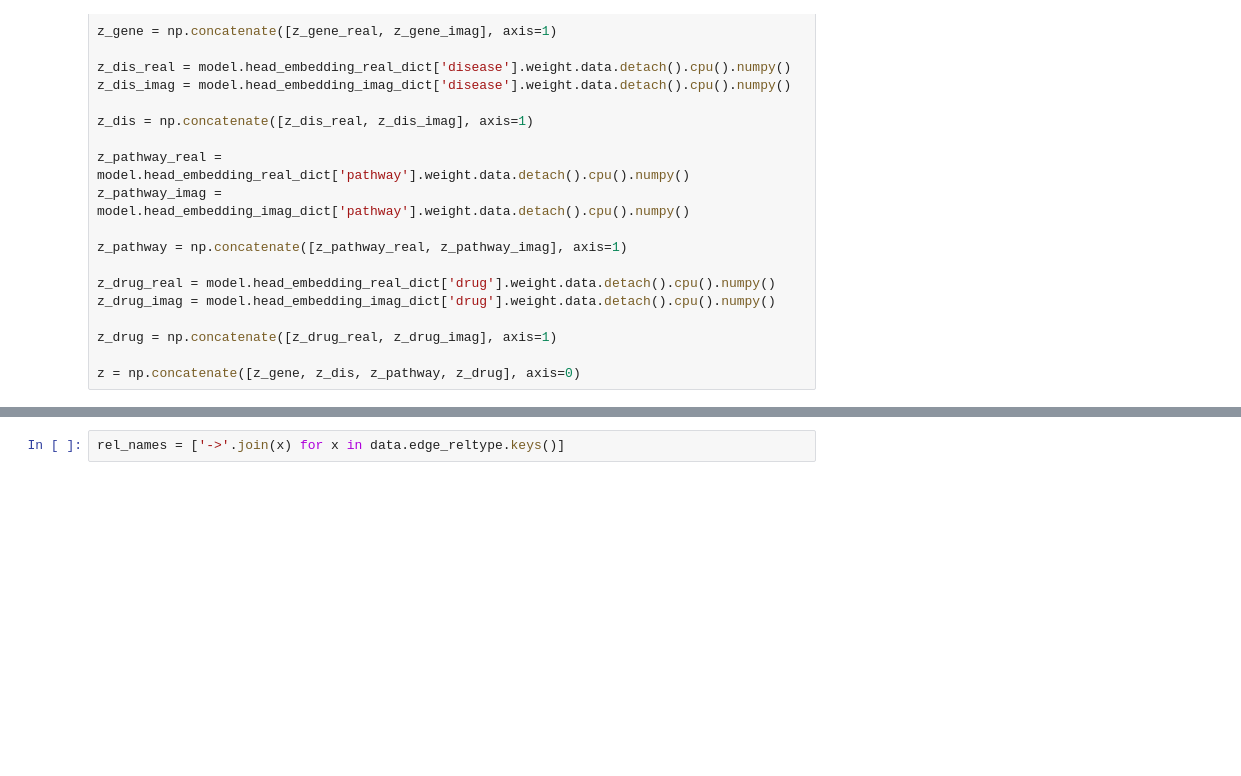
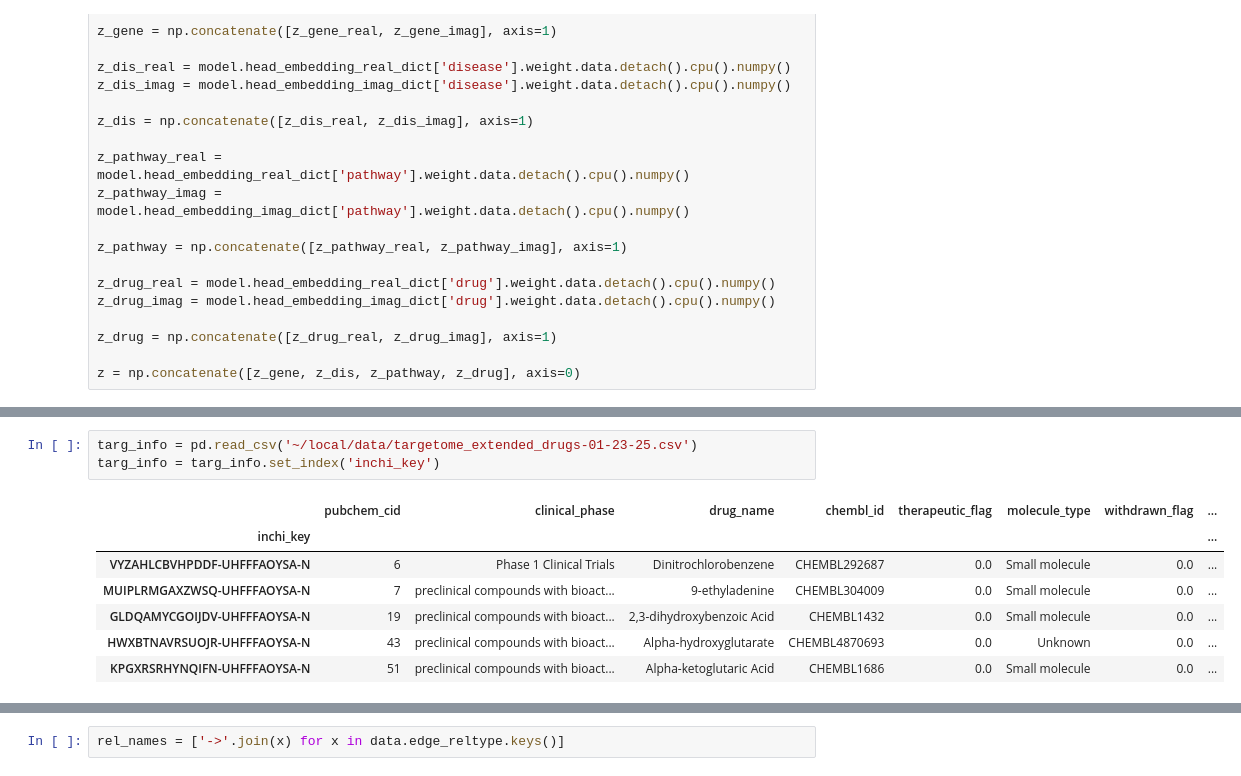
Before and after one commit to biodev/TKG-DTI, a Jupyter notebook: notebooks/complex_embedding_plots.ipynb, the cells around one changed output, grey strips where cells are left out. Cells and saved outputs as stored; diff of their text form; blank space fills up the shorter version.

```diff
--- a/notebooks/complex_embedding_plots.ipynb
+++ b/notebooks/complex_embedding_plots.ipynb
@@ -135,0 +103,11 @@ plt.show()
+# %%
+targ_info = pd.read_csv('~/local/data/targetome_extended_drugs-01-23-25.csv')
+targ_info = targ_info.set_index('inchi_key')
+# %% [output]
+|  | pubchem_cid | clinical_phase | drug_name | chembl_id | therapeutic_flag | molecule_type | withdrawn_flag | ... |
+| inchi_key |  |  |  |  |  |  |  | ... |
+| VYZAHLCBVHPDDF-UHFFFAOYSA-N | 6 | Phase 1 Clinical Trials | Dinitrochlorobenzene | CHEMBL292687 | 0.0 | Small molecule | 0.0 | ... |
+| MUIPLRMGAXZWSQ-UHFFFAOYSA-N | 7 | preclinical compounds with bioact... | 9-ethyladenine | CHEMBL304009 | 0.0 | Small molecule | 0.0 | ... |
+| GLDQAMYCGOIJDV-UHFFFAOYSA-N | 19 | preclinical compounds with bioact... | 2,3-dihydroxybenzoic Acid | CHEMBL1432 | 0.0 | Small molecule | 0.0 | ... |
+| HWXBTNAVRSUOJR-UHFFFAOYSA-N | 43 | preclinical compounds with bioact... | Alpha-hydroxyglutarate | CHEMBL4870693 | 0.0 | Unknown | 0.0 | ... |
+| KPGXRSRHYNQIFN-UHFFFAOYSA-N | 51 | preclinical compounds with bioact... | Alpha-ketoglutaric Acid | CHEMBL1686 | 0.0 | Small molecule | 0.0 | ... |
```
Also changed, not shown: parts of 10 cells of this notebook, 7 other files.
